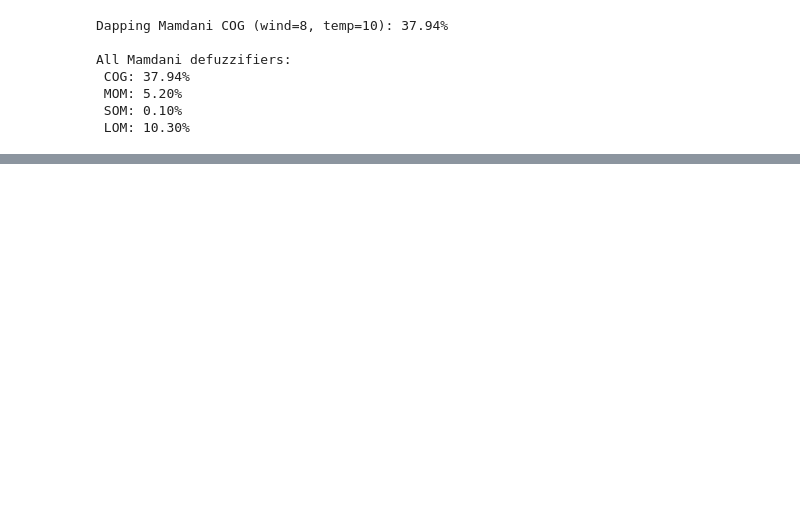
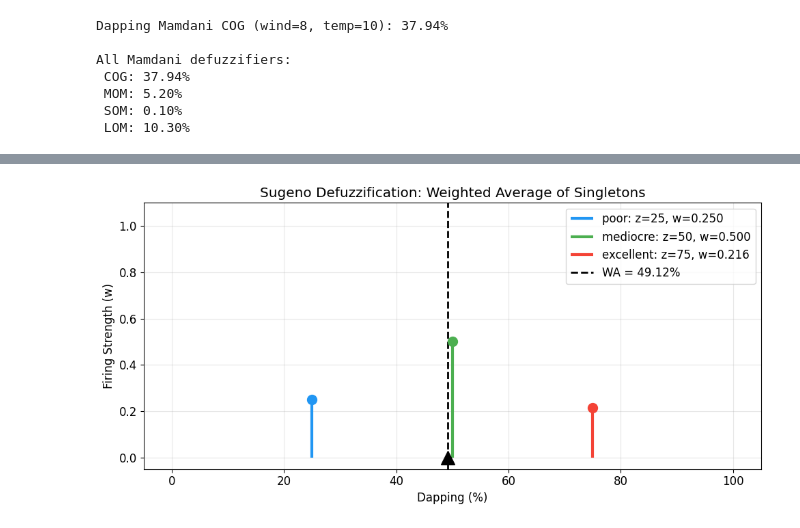
Before and after one commit to eoinocathasaigh/Artificial-Intelligence-Labs, a Jupyter notebook: Lab 5/Lab5.ipynb, the cells around one changed output, grey strips where cells are left out. Saved outputs shown, nothing was run; the diff lists cells and outputs as text; code cells hidden in the pictures; blank space fills up the shorter version.

```diff
--- a/Lab 5/Lab5.ipynb
+++ b/Lab 5/Lab5.ipynb
@@ -520,0 +640,32 @@ All Mamdani defuzzifiers:
+# %%
+# --- Visualise Sugeno defuzzification ---
+# Unlike Mamdani (which aggregates clipped fuzzy sets), Sugeno uses singletons
+# weighted by rule firing strengths. The output is their weighted average.
+
+fig, ax = plt.subplots(figsize=(10, 5))
+# Singleton positions and firing strengths
+singletons = {'Rule 1\npoor': (25, w1), 'Rule 2\nmediocre': (50, w2),
+    'Rule 3\nexcellent': (75, w3)}
+
+colors = ['#2196F3', '#4CAF50', '#F44336']
+
+for (label, (z, w)), color in zip(singletons.items(), colors):
+    # Vertical line from 0 to firing strength
+    ax.vlines(z, 0, w, colors=color, linewidths=3,
+    label=f'{label.split(chr(10))[1]}: z={z}, w={w:.3f}')
+    ax.plot(z, w, 'o', color=color, markersize=10, zorder=5)
+
+# Weighted average result
+wa_sugeno = (w1*25 + w2*50 + w3*75) / (w1 + w2 + w3)
+ax.axvline(x=wa_sugeno, color='black', ls='--', lw=2, label=f'WA = {wa_sugeno:.2f}%')
+ax.plot(wa_sugeno, 0, 'k^', markersize=14, zorder=5)
+ax.set_xlim(-5, 105)
+ax.set_ylim(-0.05, 1.1)
+ax.set_xlabel('Dapping (%)')
+ax.set_ylabel('Firing Strength (w)')
+ax.set_title('Sugeno Defuzzification: Weighted Average of Singletons')
+ax.legend(loc='upper right')
+plt.tight_layout()
+plt.show()
+# %% [output]
+[figure, added]
```
Also changed, not shown: parts of 7 cells of this notebook.
